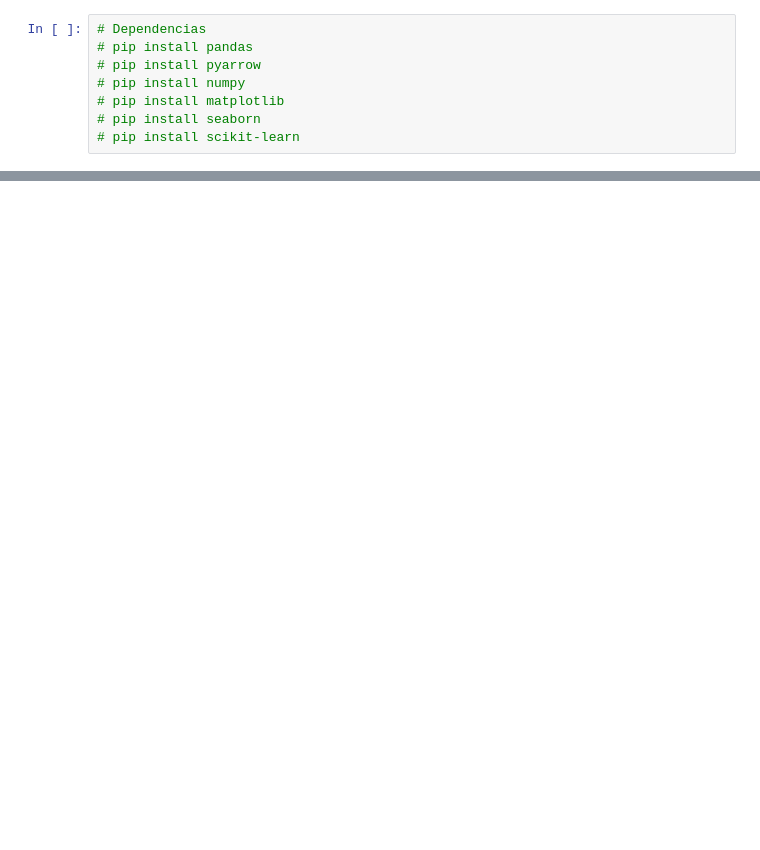
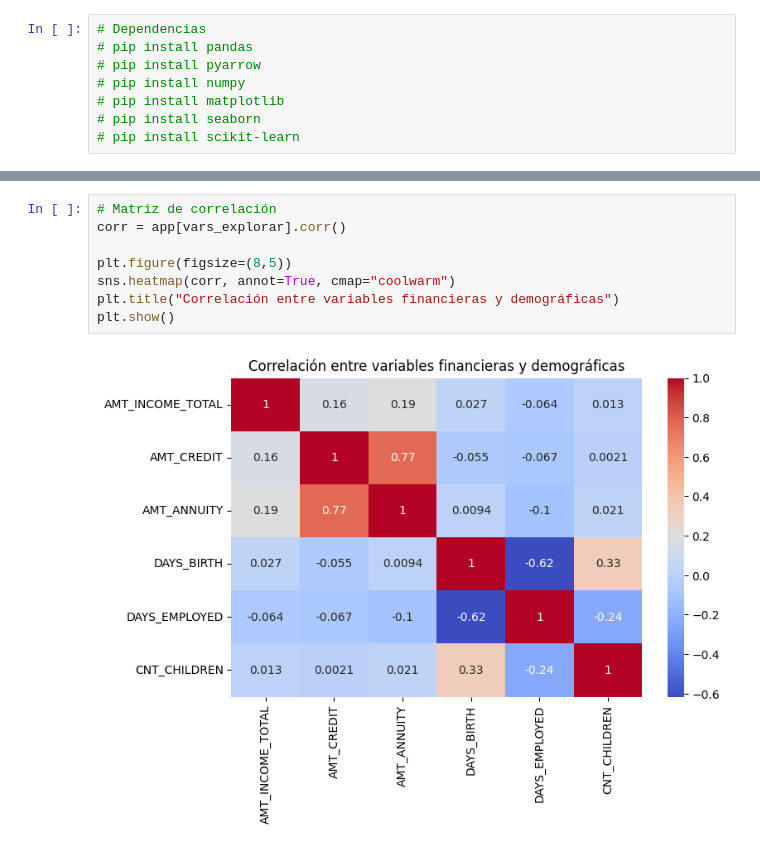
Before and after one commit to ezequielesq/Prueba-N3-Machine-Learning, a Jupyter notebook: Prueba_N°3.ipynb, the cells around one changed output, grey strips where cells are left out. Cells and saved outputs as stored; diff of their text form; blank space fills up the shorter version.

```diff
--- a/Prueba_N°3.ipynb
+++ b/Prueba_N°3.ipynb
@@ -100,0 +156,10 @@ Length: 122, dtype: object
+# %%
+# Matriz de correlación
+corr = app[vars_explorar].corr()
+
+plt.figure(figsize=(8,5))
+sns.heatmap(corr, annot=True, cmap="coolwarm")
+plt.title("Correlación entre variables financieras y demográficas")
+plt.show()
+# %% [output]
+[figure, added]
```
Also changed, not shown: parts of 29 cells of this notebook.
